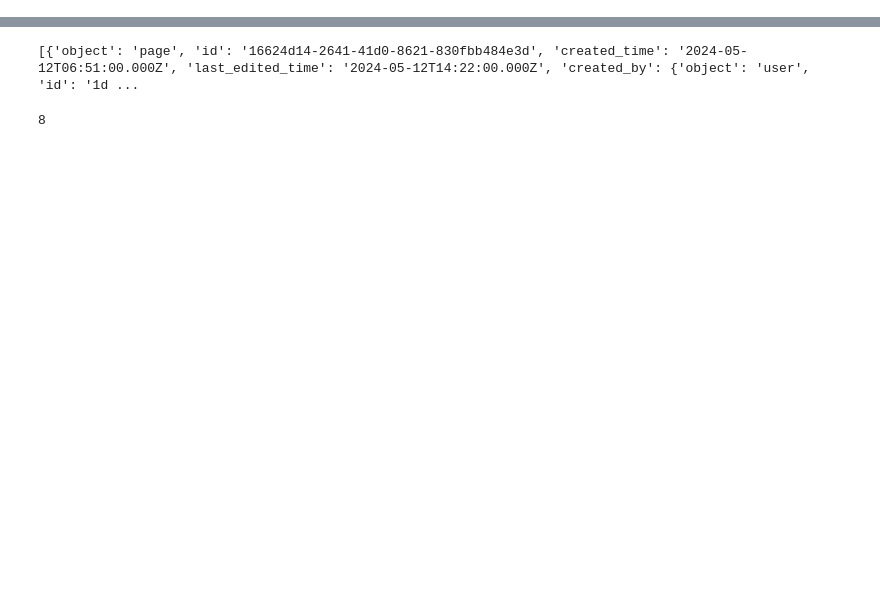
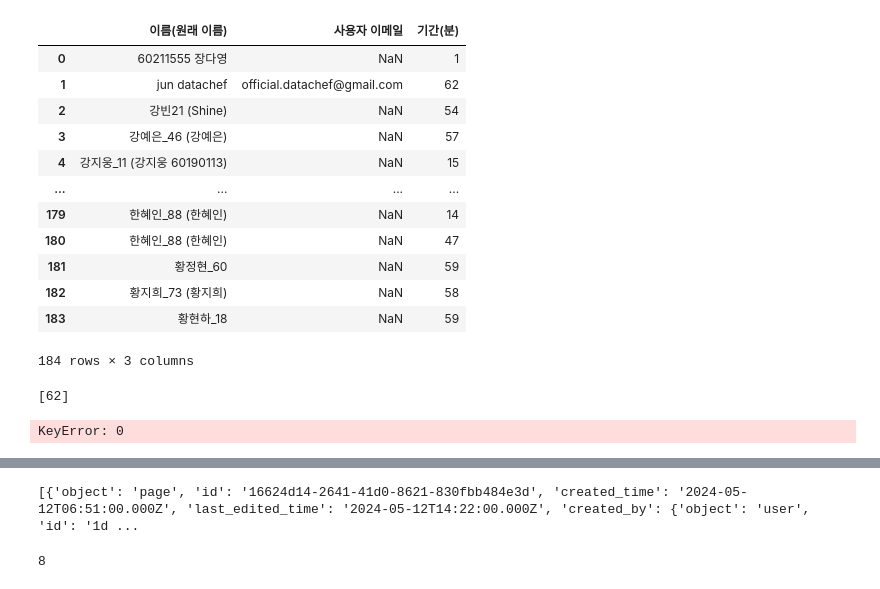
Before and after one commit to Jinu-uu/bda_cicd, a Jupyter notebook: zoom_log.ipynb, the cells around one changed output, grey strips where cells are left out. Drawn from its saved outputs; the diff is of its cells as text; code cells hidden in the pictures; blank space fills up the shorter version.

```diff
--- a/zoom_log.ipynb
+++ b/zoom_log.ipynb
@@ -5,6 +5,34 @@ import requests, json
 import pandas as pd
 
 from dotenv import load_dotenv
+# %%
+df
+# %% [output]
+|  | 이름(원래 이름) | 사용자 이메일 | 기간(분) |
+| 0 | 60211555 장다영 | NaN | 1 |
+| 1 | jun datachef | official.datachef@gmail.com | 62 |
+| 2 | 강빈21 (Shine) | NaN | 54 |
+| 3 | 강예은_46 (강예은) | NaN | 57 |
+| 4 | 강지웅_11 (강지웅 60190113) | NaN | 15 |
+| ... | ... | ... | ... |
+| 179 | 한혜인_88 (한혜인) | NaN | 14 |
+| 180 | 한혜인_88 (한혜인) | NaN | 47 |
+| 181 | 황정현_60 | NaN | 59 |
+| 182 | 황지희_73 (황지희) | NaN | 58 |
+| 183 | 황현하­_18 | NaN | 59 |
+184 rows × 3 columns
+# %%
+list(df[df['사용자 이메일'] == 'official.datachef@gmail.com']['기간(분)'])[0]
+# %% [output]
+[62]
+# %%
+df = pd.read_csv("./zoom_logs/6주차/8기 파문기.csv")
+jun_time = df[df['사용자 이메일'] == 'official.datachef@gmail.com']['기간(분)'][0]
+df['이름(원래 이름)'] = df['이름(원래 이름)'].apply(lambda x : x.split('(')[0].replace(' ','').replace('_',''))
+df.groupby(['이름(원래 이름)'])['기간(분)'].sum().reset_index().head(20)
+df
+# %% [output]
+KeyError: 0
 # %%
 databaseId = "3a2a9742f1fa40f18c432a06401310cf"
 #https://www.notion.so/d84cffb8266b4c5bb7bbc0252c6c817d?v=aaa95ddc78834e19aa8c241a30f83a57
```
Also changed, not shown: parts of 17 cells of this notebook, 5 other files.
